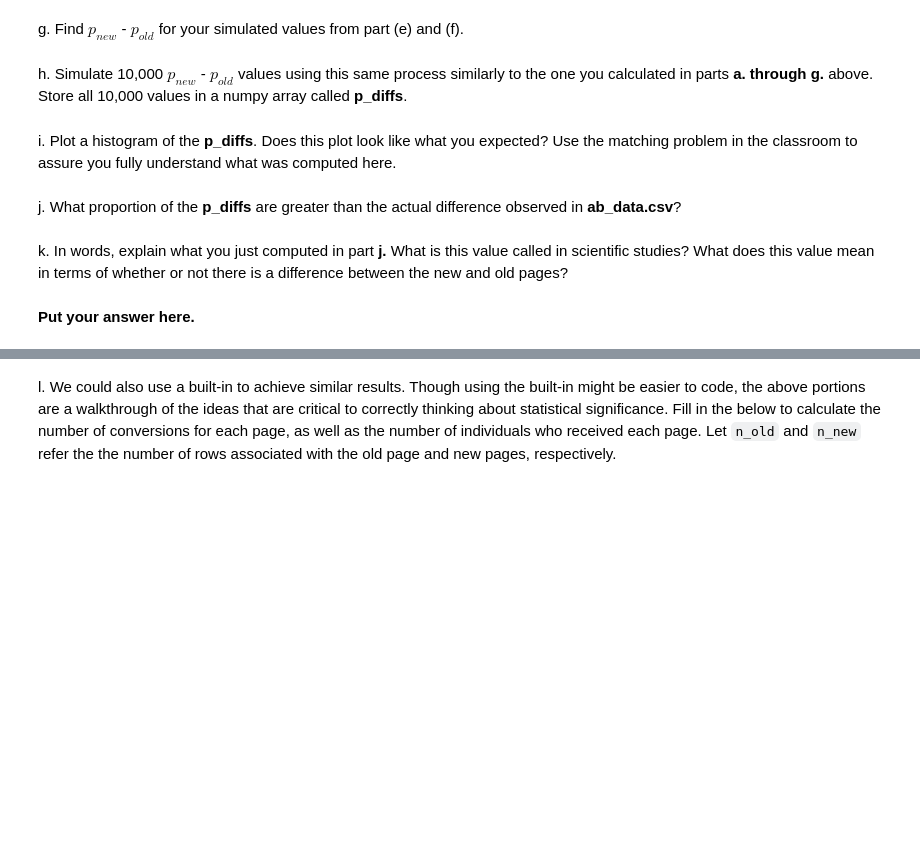
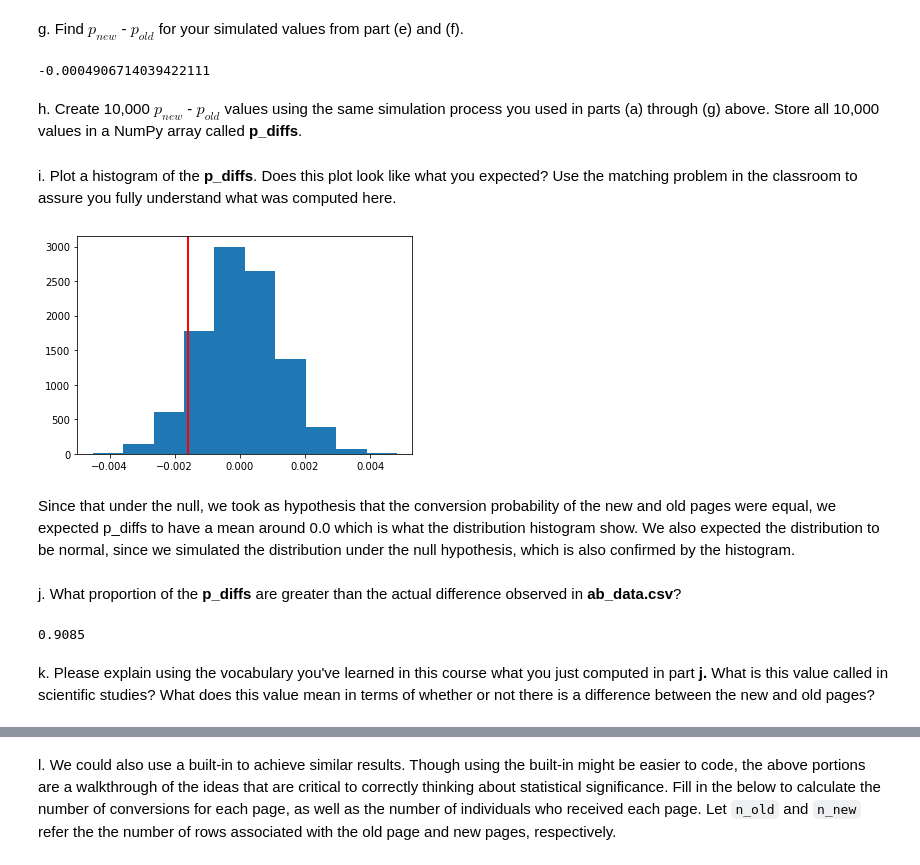
Before and after one commit to Simonmaignan/udacity-data-analysis, a Jupyter notebook: project-AB-testing/Analyze_ab_test_results_notebook.ipynb, the cells around one changed output, grey strips where cells are left out. Cells and saved outputs as stored; diff of their text form; code cells hidden in the pictures; blank space fills up the shorter version.

```diff
--- a/project-AB-testing/Analyze_ab_test_results_notebook.ipynb
+++ b/project-AB-testing/Analyze_ab_test_results_notebook.ipynb
@@ -243,12 +266,40 @@ f. Simulate $n_{old}$ transactions with a convert rate of $p_{old}$ under the nu
+# %%
+old_page_converted = np.random.binomial(1, p_old, n_old)
 # %% [markdown]
 g. Find $p_{new}$ - $p_{old}$ for your simulated values from part (e) and (f).
+# %%
+p_diff = new_page_converted.mean() - old_page_converted.mean()
+p_diff
+# %% [output]
+-0.0004906714039422111
 # %% [markdown]
-h. Simulate 10,000 $p_{new}$ - $p_{old}$ values using this same process similarly to the one you calculated in parts **a. through g.** above.  Store all 10,000 values in a numpy array called **p_diffs**.
+h. Create 10,000 $p_{new}$ - $p_{old}$ values using the same simulation process you used in parts (a) through (g) above. Store all 10,000 values in a NumPy array called **p_diffs**.
+# %%
+nb_simulations = 10000
+p_diffs = []
+for _ in range(nb_simulations):
+    new_page_converted = np.random.binomial(1, p_new, n_new)
+    old_page_converted = np.random.binomial(1, p_old, n_old)
+    p_diff = new_page_converted.mean() - old_page_converted.mean()
+    p_diffs.append(p_diff)
+# %%
+p_diffs = np.array(p_diffs)
 # %% [markdown]
 i. Plot a histogram of the **p_diffs**.  Does this plot look like what you expected?  Use the matching problem in the classroom to assure you fully understand what was computed here.
+# %%
+plt.hist(p_diffs);
+p_diff_data = p_conv_treat_user - p_conv_ctrl_user
+plt.axvline(x=p_diff_data, color='r', linewidth=2.0);
+# %% [output]
+[figure, added]
+# %% [markdown]
+Since that under the null, we took as hypothesis that the conversion probability of the new and old pages were equal, we expected p_diffs to have a mean around 0.0 which is what the distribution histogram show. We also expected the distribution to be normal, since we simulated the distribution under the null hypothesis, which is also confirmed by the histogram.
 # %% [markdown]
 j. What proportion of the **p_diffs** are greater than the actual difference observed in **ab_data.csv**?
+# %%
+pval = (p_diffs > p_diff_data).mean()
+pval
+# %% [output]
+0.9085
 # %% [markdown]
-k. In words, explain what you just computed in part **j.**  What is this value called in scientific studies?  What does this value mean in terms of whether or not there is a difference between the new and old pages?
+k. Please explain using the vocabulary you've learned in this course what you just computed in part **j.**  What is this value called in scientific studies?  What does this value mean in terms of whether or not there is a difference between the new and old pages?
-# %% [markdown]
-**Put your answer here.**
```
Also changed, not shown: parts of 31 cells of this notebook.
